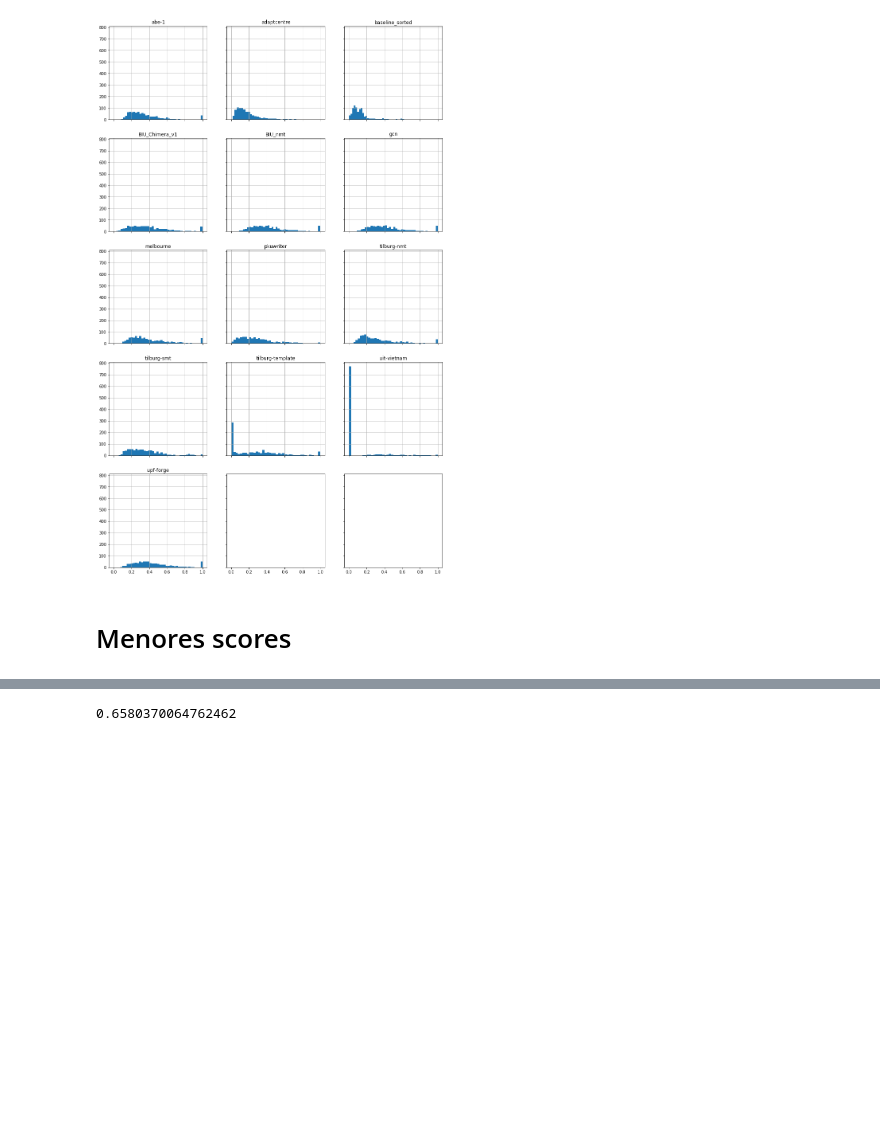
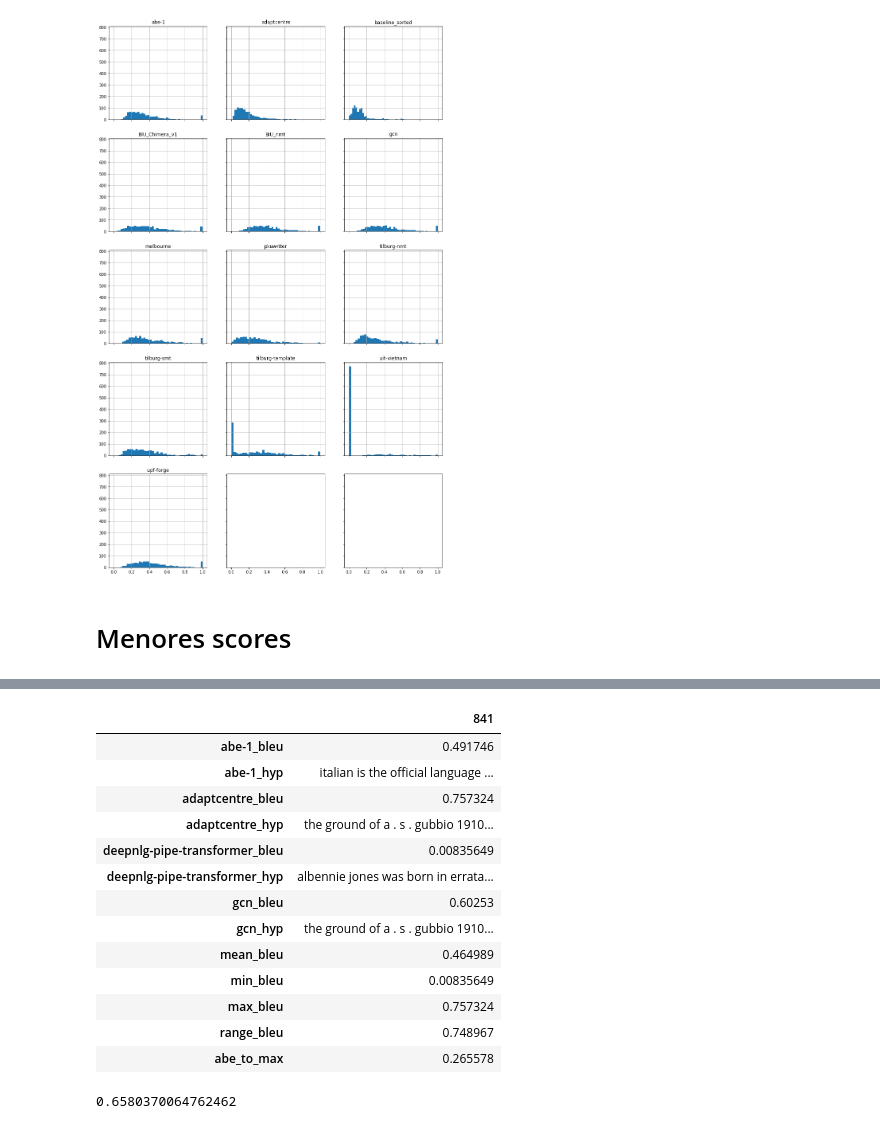
Before and after one commit to abevieiramota/masters, a Jupyter notebook: notebook/00 - Sentence level evaluation.ipynb, the cells around one changed output, grey strips where cells are left out. Saved outputs shown, nothing was run; the diff lists cells and outputs as text; code cells hidden in the pictures; blank space fills up the shorter version.

```diff
--- a/notebook/00 - Sentence level evaluation.ipynb
+++ b/notebook/00 - Sentence level evaluation.ipynb
@@ -84,7 +84,7 @@ plot_all_models_hist_bleu('new-cat')
 # %% [markdown]
 # Menores scores
 # %%
-models = ['abe-1', 'BIU_Chimera_v1', 'adaptcentre', 'gcn']
+models = ['abe-1', 'deepnlg-pipe-transformer', 'adaptcentre', 'gcn']
 
 sc = {}
 hyps = {}
@@ -125,3 +116,20 @@ df.nlargest(5, 'abe_to_max')
+# %%
+df.sample().T
+# %% [output]
+|  | 841 |
+| abe-1_bleu | 0.491746 |
+| abe-1_hyp | italian is the official language ... |
+| adaptcentre_bleu | 0.757324 |
+| adaptcentre_hyp | the ground of a . s . gubbio 1910... |
+| deepnlg-pipe-transformer_bleu | 0.00835649 |
+| deepnlg-pipe-transformer_hyp | albennie jones was born in errata... |
+| gcn_bleu | 0.60253 |
+| gcn_hyp | the ground of a . s . gubbio 1910... |
+| mean_bleu | 0.464989 |
+| min_bleu | 0.00835649 |
+| max_bleu | 0.757324 |
+| range_bleu | 0.748967 |
+| abe_to_max | 0.265578 |
 # %%
 sentence_bleu(['bionico can be varied by using cottage cheese .'.split()],
               'bionico can be varied by adding cottage cheese .'.split(),
```
Also changed, not shown: parts of 1 cell of this notebook, 8 other files.
